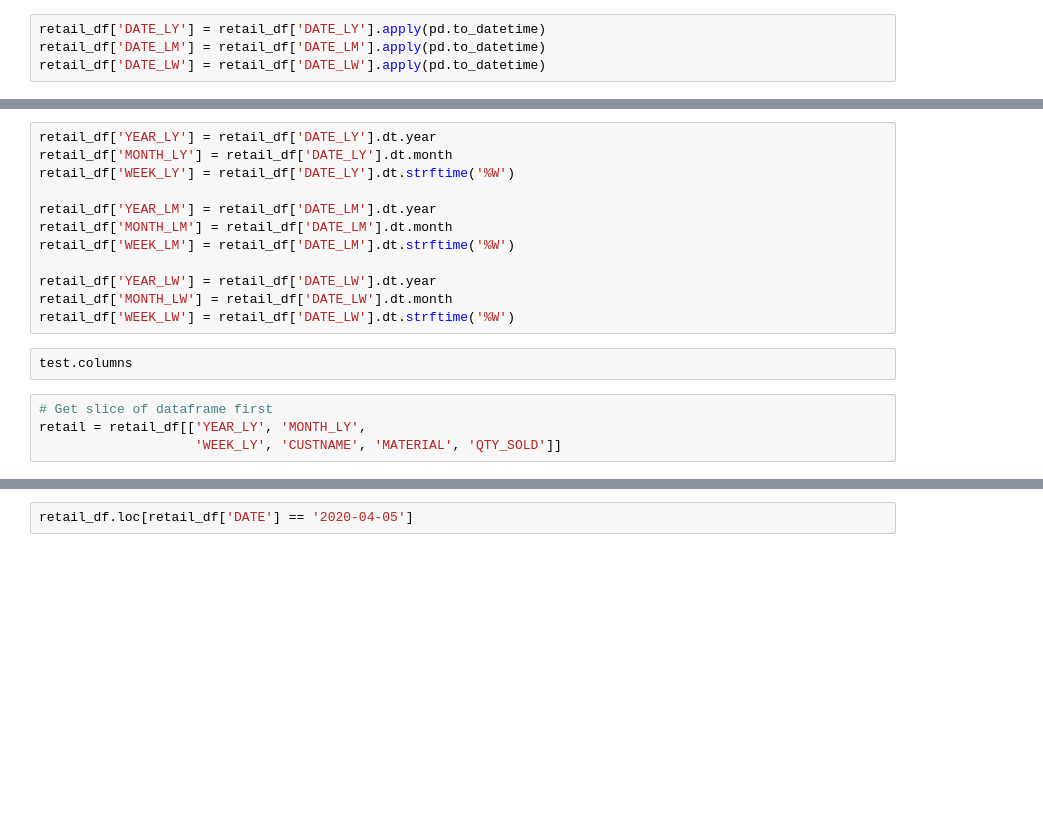
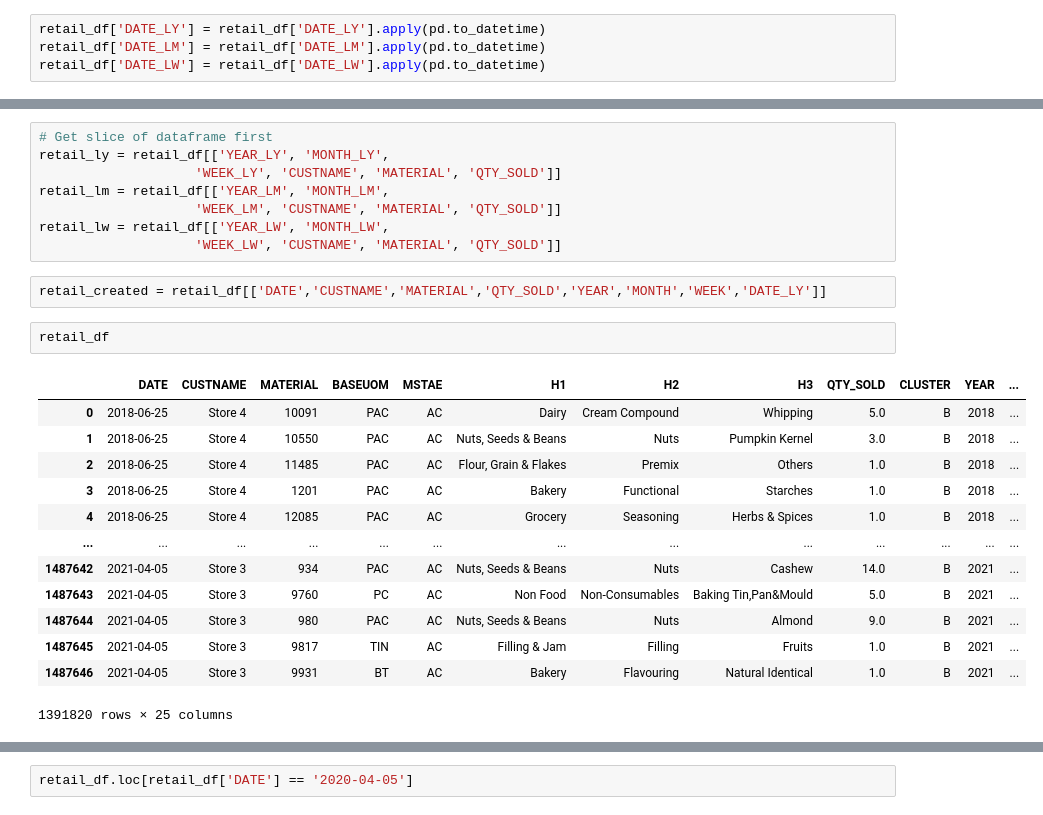
Before and after one commit to Mingjie-K/NUS, a Jupyter notebook: Year 1 Sem 1/Retail Analytics Project.ipynb, the cells around one changed output, grey strips where cells are left out. Drawn from its saved outputs; the diff is of its cells as text; blank space fills up the shorter version.

```diff
--- a/Year 1 Sem 1/Retail Analytics Project.ipynb
+++ b/Year 1 Sem 1/Retail Analytics Project.ipynb
@@ -138,18 +164,26 @@ retail_df
-# %%
-retail_df['YEAR_LY'] = retail_df['DATE_LY'].dt.year
-retail_df['MONTH_LY'] = retail_df['DATE_LY'].dt.month
-retail_df['WEEK_LY'] = retail_df['DATE_LY'].dt.strftime('%W')
-
-retail_df['YEAR_LM'] = retail_df['DATE_LM'].dt.year
-retail_df['MONTH_LM'] = retail_df['DATE_LM'].dt.month
-retail_df['WEEK_LM'] = retail_df['DATE_LM'].dt.strftime('%W')
-
-retail_df['YEAR_LW'] = retail_df['DATE_LW'].dt.year
-retail_df['MONTH_LW'] = retail_df['DATE_LW'].dt.month
-retail_df['WEEK_LW'] = retail_df['DATE_LW'].dt.strftime('%W')
-# %%
-test.columns
 # %%
 # Get slice of dataframe first
-retail = retail_df[['YEAR_LY', 'MONTH_LY',
+retail_ly = retail_df[['YEAR_LY', 'MONTH_LY',
                     'WEEK_LY', 'CUSTNAME', 'MATERIAL', 'QTY_SOLD']]
+retail_lm = retail_df[['YEAR_LM', 'MONTH_LM',
+                    'WEEK_LM', 'CUSTNAME', 'MATERIAL', 'QTY_SOLD']]
+retail_lw = retail_df[['YEAR_LW', 'MONTH_LW',
+                    'WEEK_LW', 'CUSTNAME', 'MATERIAL', 'QTY_SOLD']]
+# %%
+retail_created = retail_df[['DATE','CUSTNAME','MATERIAL','QTY_SOLD','YEAR','MONTH','WEEK','DATE_LY']]
+# %%
+retail_df
+# %% [output]
+|  | DATE | CUSTNAME | MATERIAL | BASEUOM | MSTAE | H1 | H2 | H3 | QTY_SOLD | CLUSTER | YEAR | ... |
+| 0 | 2018-06-25 | Store 4 | 10091 | PAC | AC | Dairy | Cream Compound | Whipping | 5.0 | B | 2018 | ... |
+| 1 | 2018-06-25 | Store 4 | 10550 | PAC | AC | Nuts, Seeds & Beans | Nuts | Pumpkin Kernel | 3.0 | B | 2018 | ... |
+| 2 | 2018-06-25 | Store 4 | 11485 | PAC | AC | Flour, Grain & Flakes | Premix | Others | 1.0 | B | 2018 | ... |
+| 3 | 2018-06-25 | Store 4 | 1201 | PAC | AC | Bakery | Functional | Starches | 1.0 | B | 2018 | ... |
+| 4 | 2018-06-25 | Store 4 | 12085 | PAC | AC | Grocery | Seasoning | Herbs & Spices | 1.0 | B | 2018 | ... |
+| ... | ... | ... | ... | ... | ... | ... | ... | ... | ... | ... | ... | ... |
+| 1487642 | 2021-04-05 | Store 3 | 934 | PAC | AC | Nuts, Seeds & Beans | Nuts | Cashew | 14.0 | B | 2021 | ... |
+| 1487643 | 2021-04-05 | Store 3 | 9760 | PC | AC | Non Food | Non-Consumables | Baking Tin,Pan&Mould | 5.0 | B | 2021 | ... |
+| 1487644 | 2021-04-05 | Store 3 | 980 | PAC | AC | Nuts, Seeds & Beans | Nuts | Almond | 9.0 | B | 2021 | ... |
+| 1487645 | 2021-04-05 | Store 3 | 9817 | TIN | AC | Filling & Jam | Filling | Fruits | 1.0 | B | 2021 | ... |
+| 1487646 | 2021-04-05 | Store 3 | 9931 | BT | AC | Bakery | Flavouring | Natural Identical | 1.0 | B | 2021 | ... |
+1391820 rows × 25 columns
```
Also changed, not shown: parts of 17 cells of this notebook.
